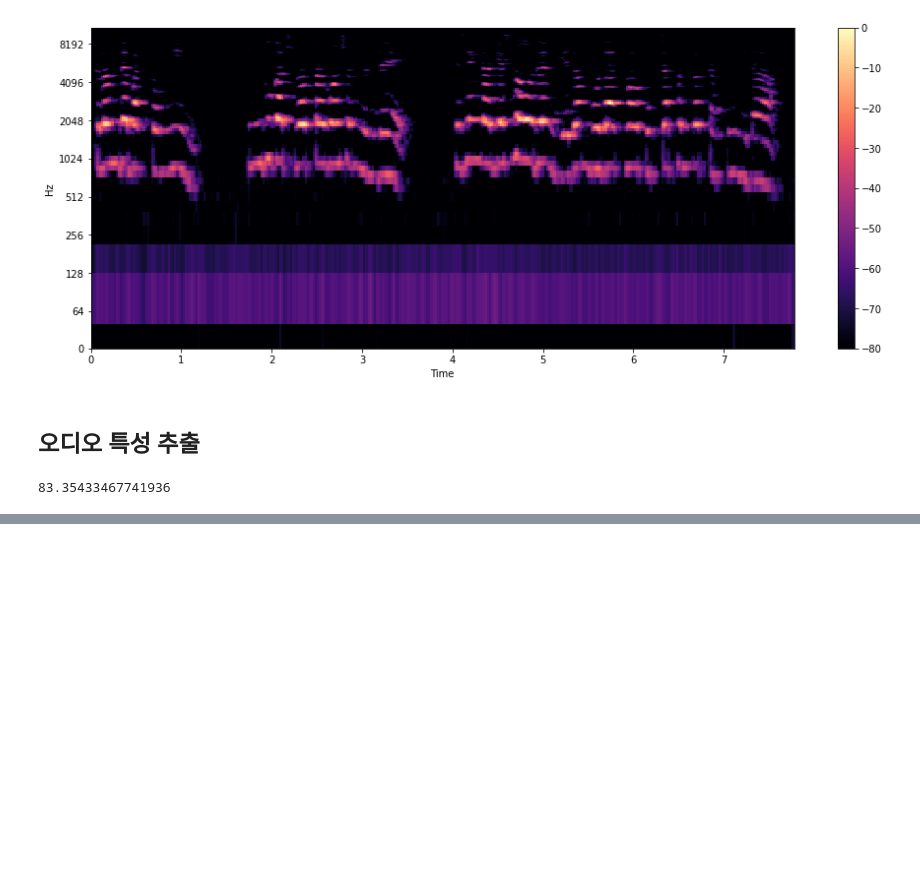
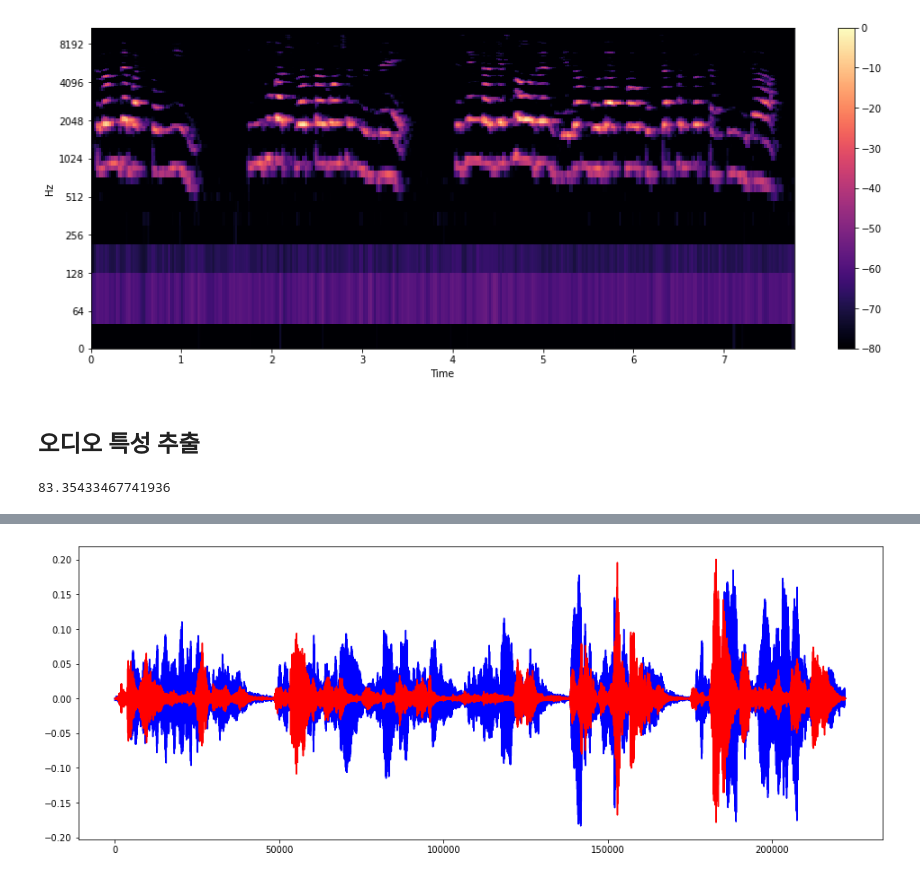
Before and after one commit to HYUNMIN-HWANG/Colab, a Jupyter notebook: nmb/빵형의_개발도상국_MusicGenre.ipynb, the cells around one changed output, grey strips where cells are left out. Drawn from its saved outputs; the diff is of its cells as text; code cells hidden in the pictures; blank space fills up the shorter version.

```diff
--- a/nmb/빵형의_개발도상국_MusicGenre.ipynb
+++ b/nmb/빵형의_개발도상국_MusicGenre.ipynb
@@ -134,0 +193,13 @@ zero_
+# %%
+# Harmonic and Percussive Components
+# Harmonics : 사람의 귀로 구분할 수 없는 특징들 (음악의 색깔)
+# Percussives : 리듬과 감정을 나타내는 충격파
+
+y_harm, y_perc = librosa.effects.hpss(y)
+
+plt.figure(figsize=(16,6))
+plt.plot(y_harm, color='b') # blue
+plt.plot(y_perc, color='r') # red
+plt.show()
+# %% [output]
+[figure, added]
```
Also changed, not shown: parts of 21 cells of this notebook.
